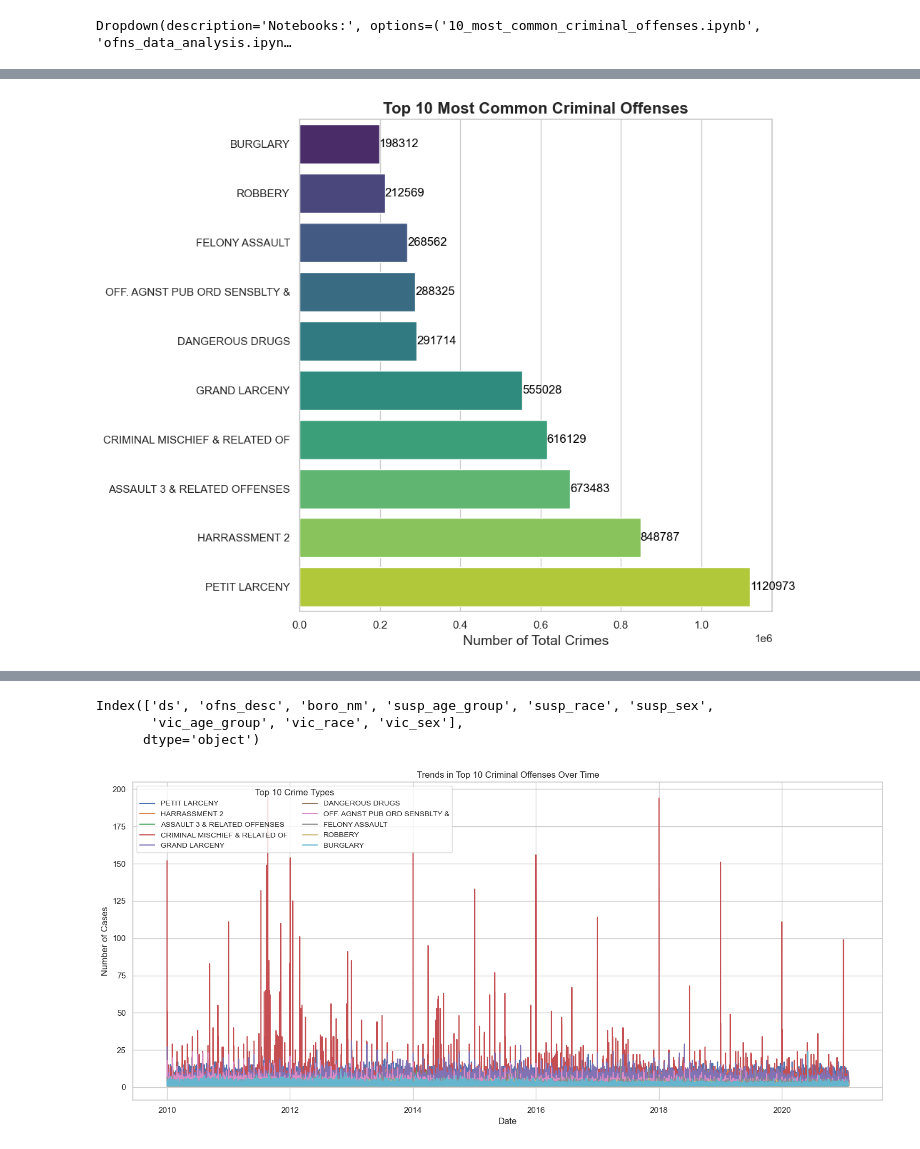
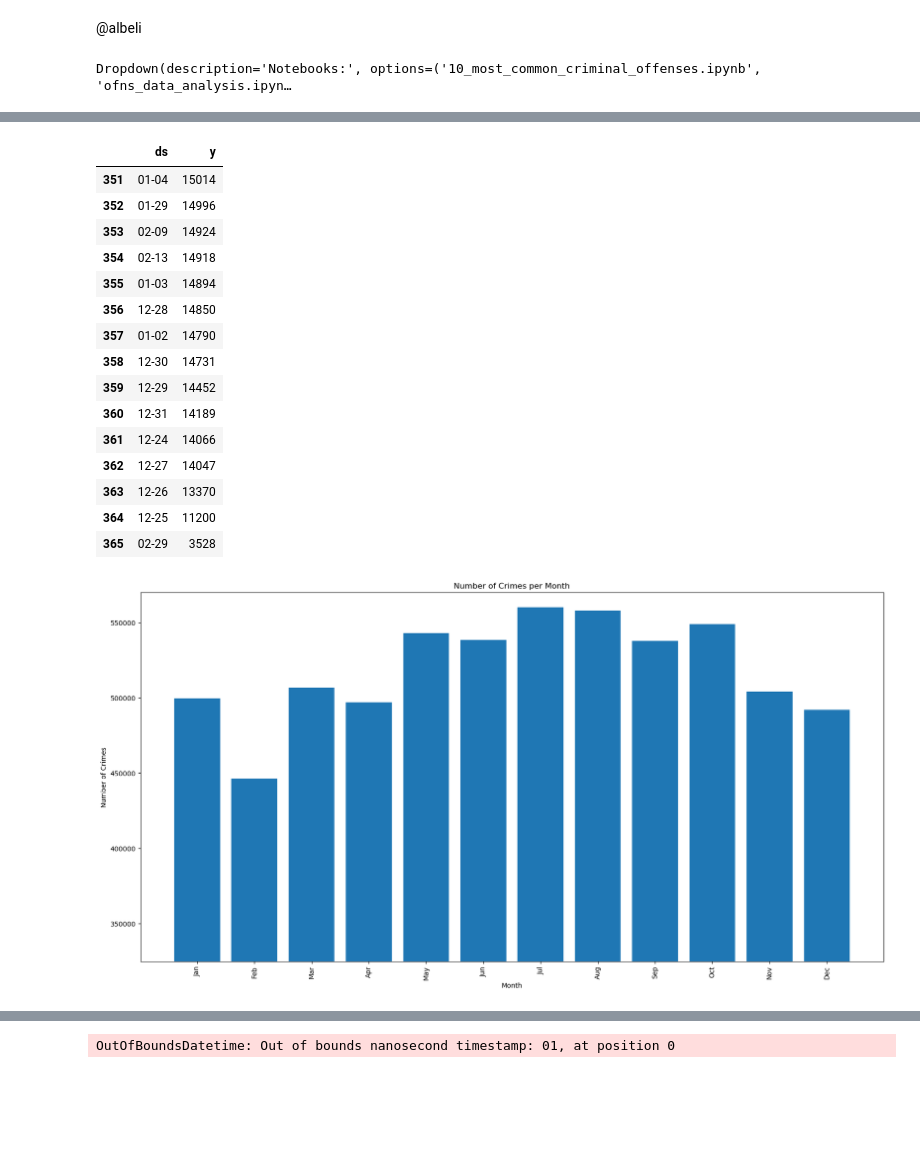
Before and after one commit to pjpeters13/project1, a Jupyter notebook: Data_Analysis/selektor.ipynb, the cells around one changed output, grey strips where cells are left out. Saved outputs shown, nothing was run; the diff lists cells and outputs as text; code cells hidden in the pictures; blank space fills up the shorter version.

Commit message:
new file:   Data_Analysis/crime_per_year.ipynb 	modified:   Data_Analysis/selektor.ipynb 	modified:   Data_Analysis/trendiness.ipynb

```diff
--- a/Data_Analysis/selektor.ipynb
+++ b/Data_Analysis/selektor.ipynb
@@ -1,3 +1,5 @@
+# %% [markdown]
+@albeli
 # %%
 # import dependencies
 import ipywidgets as widgets
@@ -9,6 +11,8 @@ notebooks = [
     "10_most_common_criminal_offenses.ipynb",
     "ofns_data_analysis.ipynb",
     "trendiness.ipynb",
+    "YearlyStats.ipynb",
+    "jake-prophet.ipynb"
 ]
 
 # Defining a custom line magic command to start the notebook
@@ -54 +95,17 @@ memory usage: 427.8+ MB
+|  | ds | y |
+| 351 | 01-04 | 15014 |
+| 352 | 01-29 | 14996 |
+| 353 | 02-09 | 14924 |
+| 354 | 02-13 | 14918 |
+| 355 | 01-03 | 14894 |
+| 356 | 12-28 | 14850 |
+| 357 | 01-02 | 14790 |
+| 358 | 12-30 | 14731 |
+| 359 | 12-29 | 14452 |
+| 360 | 12-31 | 14189 |
+| 361 | 12-24 | 14066 |
+| 362 | 12-27 | 14047 |
+| 363 | 12-26 | 13370 |
+| 364 | 12-25 | 11200 |
+| 365 | 02-29 | 3528 |
-[figure, old version]
+[figure, new version]
@@ -55,4 +113 @@ memory usage: 427.8+ MB
-Index(['ds', 'ofns_desc', 'boro_nm', 'susp_age_group', 'susp_race', 'susp_sex',
-       'vic_age_group', 'vic_race', 'vic_sex'],
-      dtype='object')
+OutOfBoundsDatetime: Out of bounds nanosecond timestamp: 01, at position 0
-[figure, old version]
```
Also changed, not shown: parts of 1 cell of this notebook, 2 other files.
